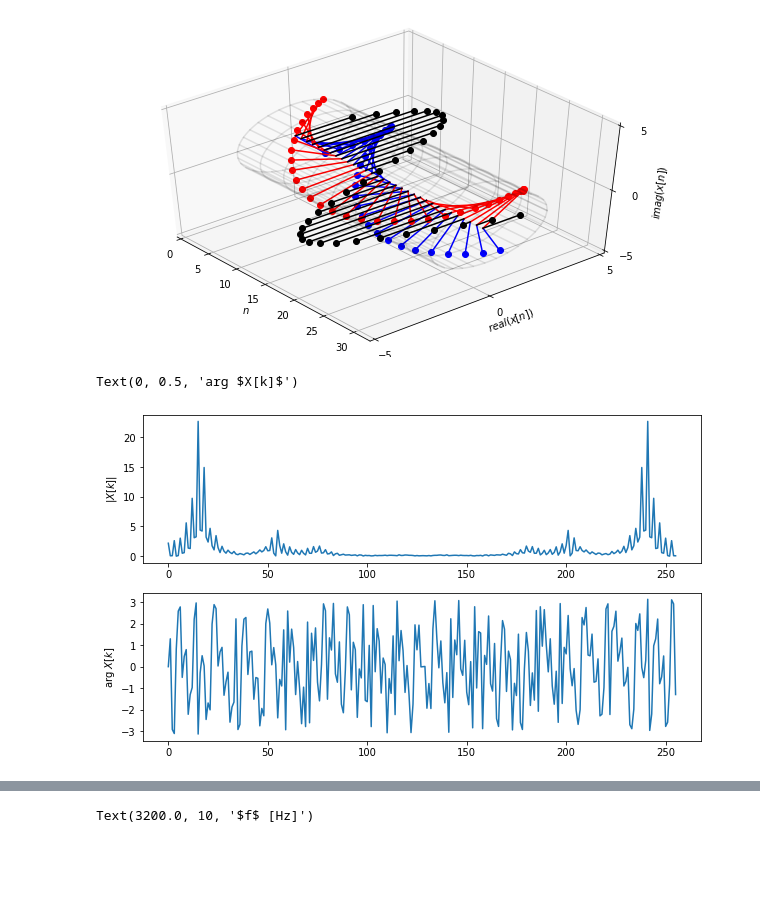
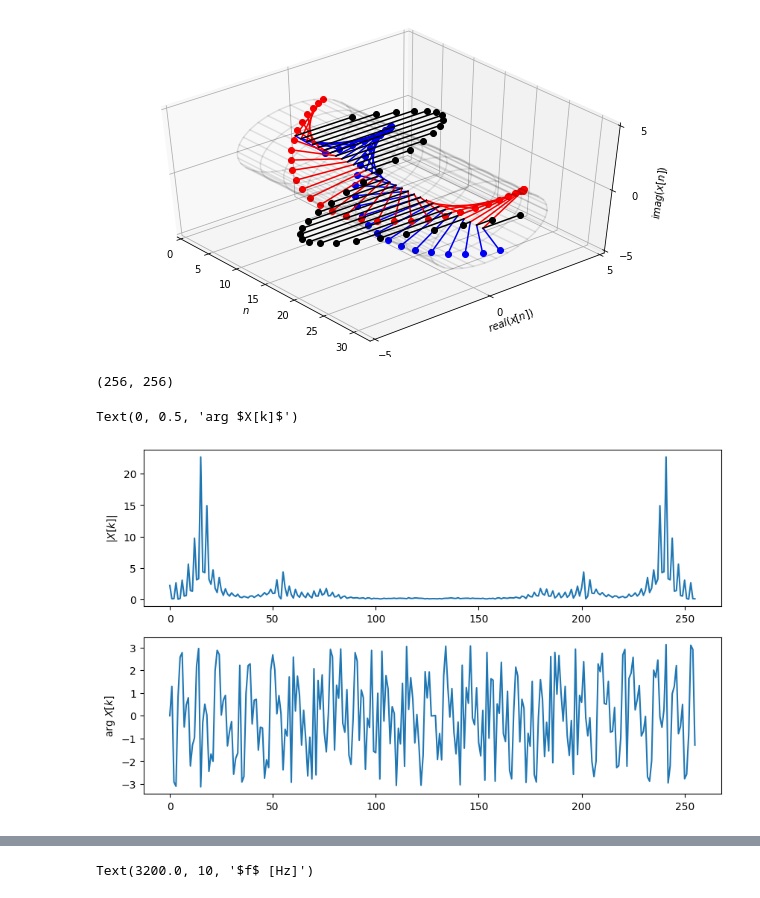
Before and after one commit to Katzoun/ISS-course, a Jupyter notebook: 02_spectral_analysis_1/02_spectral.ipynb, the cells around one changed output, grey strips where cells are left out. Cells and saved outputs as stored; diff of their text form; code cells hidden in the pictures; blank space fills up the shorter version.

```diff
--- a/02_spectral_analysis_1/02_spectral.ipynb
+++ b/02_spectral_analysis_1/02_spectral.ipynb
@@ -618,29 +617,33 @@ ax.view_init(elev=45, azim=-40)
 # %%
 # >>>>>>>>>>>>>>>>> #full_dft_anal  <<<<<<<<<<<<<<<<<<<<<<<<<
 # better read again the signal ...
 s, Fs = sf.read('prase.wav')
 N = 256
 n = np.arange(0,N)
 x = s[1500:1500+N]
 
 # prepare the bases - use already the minus in complex. exp.
 kall = np.arange(0,N) # here we run till N-1 !
 A = np.zeros([N, N],dtype=complex)   # coplex exp  bases, remember we'll have 0 ... N/2 ! dtype is required !
+shape = np.shape(A)
+print(shape)
+print(len(kall))
 for k in kall:
     A[k,:] = np.exp(-1j * 2 * np.pi * k / N * n)
 X = np.matmul(A, x.T)
 # get the magnitude and phase of coefficients
 Xmag = np.abs(X)
 Xphase = np.angle(X)
 _, ax = plt.subplots(2,1, figsize=(10,6))
 #check ...
 ax[0].plot(kall,Xmag)
 ax[0].set_ylabel('$|X[k]|$')
 ax[1].plot(kall,Xphase)
 ax[1].set_ylabel('arg $X[k]$')
 # %% [output]
-Text(0, 0.5, 'arg $X[k]$')
+(256, 256)
+Text(0, 0.5, 'arg $X[k]$')
-[figure, old version]
+[figure, new version]
 # %%
 # >>>>>>>>>>>>>>>>> #full_dft_synt  <<<<<<<<<<<<<<<<<<<<<<<<<
 Asynt = np.zeros([N, N],dtype=complex)   # coplex exp  bases, remember we'll have 0 ... N/2 ! dtype is required !
```
Also changed, not shown: parts of 6 cells of this notebook, 3 other files.
